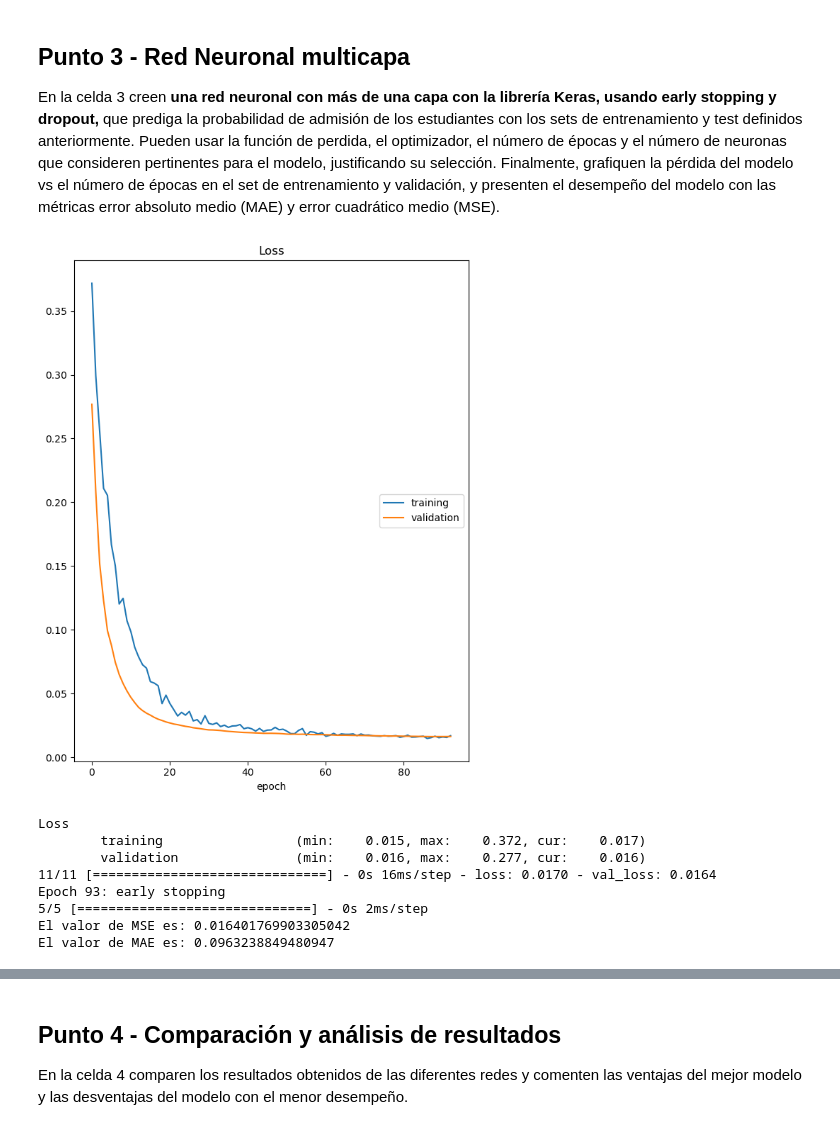
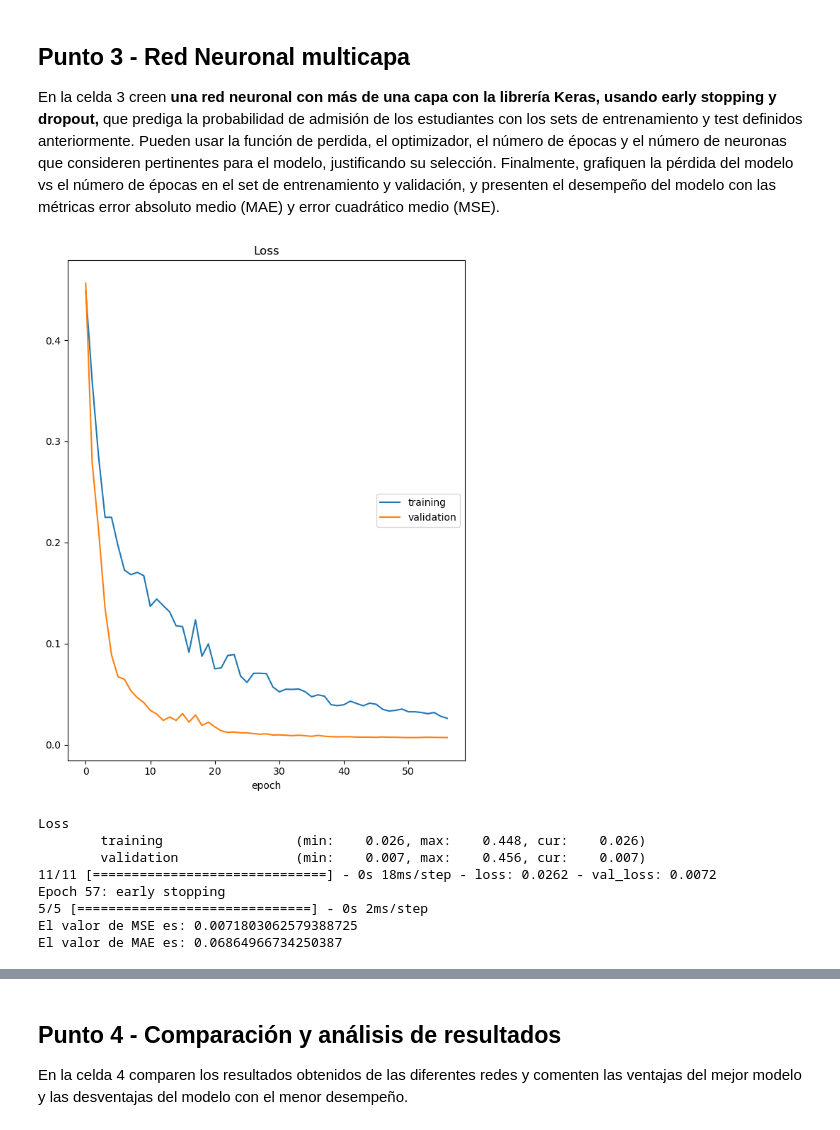
Before and after one commit to christiansakerb/ML_PLN, a Jupyter notebook: Semana 6/S6TC1-Redes_Neuronales.ipynb, the cells around one changed output, grey strips where cells are left out. Drawn from its saved outputs; the diff is of its cells as text; code cells hidden in the pictures.

```diff
--- a/Semana 6/S6TC1-Redes_Neuronales.ipynb
+++ b/Semana 6/S6TC1-Redes_Neuronales.ipynb
@@ -121,23 +136,23 @@ En la celda 2 creen una **red neuronal con dos capas** con la librería Keras, q
 keras.backend.clear_session()
 
 model = Sequential()
-model.add(Dense(10, input_shape=(xTrain_Scaled.shape[1],),activation='relu'))
-model.add(Dense(5, input_shape=(xTrain_Scaled.shape[1],),activation='relu'))
-model.add(Dense(1,activation='relu'))
+model.add(Dense(42, input_shape=(xTrain_Scaled.shape[1],),activation=Funcion_Perdida))
+model.add(Dense(42,activation=Funcion_Perdida))
+model.add(Dense(1,activation=Funcion_Perdida))
 
 model.compile(optimizer='sgd', loss='mean_squared_error')
 
 model.fit(xTrain_Scaled, yTrain,
           verbose=1,
-          epochs=150,
+          epochs=epocas,
           validation_data=(xTest_Scaled, yTest),
           callbacks=[PlotLossesKeras()])
 
 yPred = model.predict(xTest_Scaled)
 
-MSE_metric['Multicapa'] = mean_squared_error(yTest, yPred)
-MAE_metric['Multicapa'] = mean_absolute_error(yTest, yPred)
+MSE_metric['modelo NN Multicapa'] = mean_squared_error(yTest, yPred)
+MAE_metric['modelo NN Multicapa'] = mean_absolute_error(yTest, yPred)
 
-print('El valor de MSE es: ' +str(MSE_metric['Multicapa']))
-print('El valor de MAE es: ' +str(MAE_metric['Multicapa']))
+print('El valor de MSE es: ' +str(MSE_metric['modelo NN Multicapa']))
+print('El valor de MAE es: ' +str(MAE_metric['modelo NN Multicapa']))
 # %% [output]
@@ -175,41 +192,43 @@ En la celda 3 creen **una red neuronal con más de una capa con la librería Ker
 # %%
 # Celda 3
 keras.backend.clear_session()
 early_stop = keras.callbacks.EarlyStopping(monitor='val_loss', patience=5, verbose=1)
 
 model = Sequential()
-model.add(Dense(10, input_shape=(xTrain_Scaled.shape[1],),activation='relu'))
-model.add(Dropout(0.15))
-model.add(Dense(5, input_shape=(xTrain_Scaled.shape[1],),activation='relu'))
-model.add(Dropout(0.30))
-model.add(Dense(1,activation='relu'))
+model.add(Dense(48, input_shape=(xTrain_Scaled.shape[1],),activation=Funcion_Perdida))
+model.add(Dropout(0.3))
+model.add(Dense(48,activation=Funcion_Perdida))
+model.add(Dropout(0.3))
+
+
+model.add(Dense(1,activation=Funcion_Perdida))
 
 model.compile(optimizer='sgd', loss='mean_squared_error')
 
 model.fit(xTrain_Scaled, yTrain,
           verbose=1,
-          epochs=150,
+          epochs=epocas,
           validation_data=(xTest_Scaled, yTest),
           callbacks=[PlotLossesKeras(),early_stop])
 
 yPred = model.predict(xTest_Scaled)
 
 
-MSE_metric['MultiCapa con EarlyStop y Dropout'] = mean_squared_error(yTest, yPred)
-MAE_metric['MultiCapa con EarlyStop y Dropout'] = mean_absolute_error(yTest, yPred)
+MSE_metric['modelo NN MultiCapa con EarlyStop y Dropout'] = mean_squared_error(yTest, yPred)
+MAE_metric['modelo NN MultiCapa con EarlyStop y Dropout'] = mean_absolute_error(yTest, yPred)
 
-print('El valor de MSE es: ' +str(MSE_metric['MultiCapa con EarlyStop y Dropout']))
-print('El valor de MAE es: ' +str(MAE_metric['MultiCapa con EarlyStop y Dropout']))
+print('El valor de MSE es: ' +str(MSE_metric['modelo NN MultiCapa con EarlyStop y Dropout']))
+print('El valor de MAE es: ' +str(MAE_metric['modelo NN MultiCapa con EarlyStop y Dropout']))
 # %% [output]
-[figure, old version]
+[figure, new version]
 Loss
-        training                 (min:    0.015, max:    0.372, cur:    0.017)
-        validation               (min:    0.016, max:    0.277, cur:    0.016)
-11/11 [==============================] - 0s 16ms/step - loss: 0.0170 - val_loss: 0.0164
-Epoch 93: early stopping
+        training                 (min:    0.026, max:    0.448, cur:    0.026)
+        validation               (min:    0.007, max:    0.456, cur:    0.007)
+11/11 [==============================] - 0s 18ms/step - loss: 0.0262 - val_loss: 0.0072
+Epoch 57: early stopping
 5/5 [==============================] - 0s 2ms/step
-El valor de MSE es: 0.016401769903305042
-El valor de MAE es: 0.0963238849480947
+El valor de MSE es: 0.0071803062579388725
+El valor de MAE es: 0.06864966734250387
 # %%
 print(model.summary())
 # %% [output]
```
Also changed, not shown: parts of 13 cells of this notebook.
